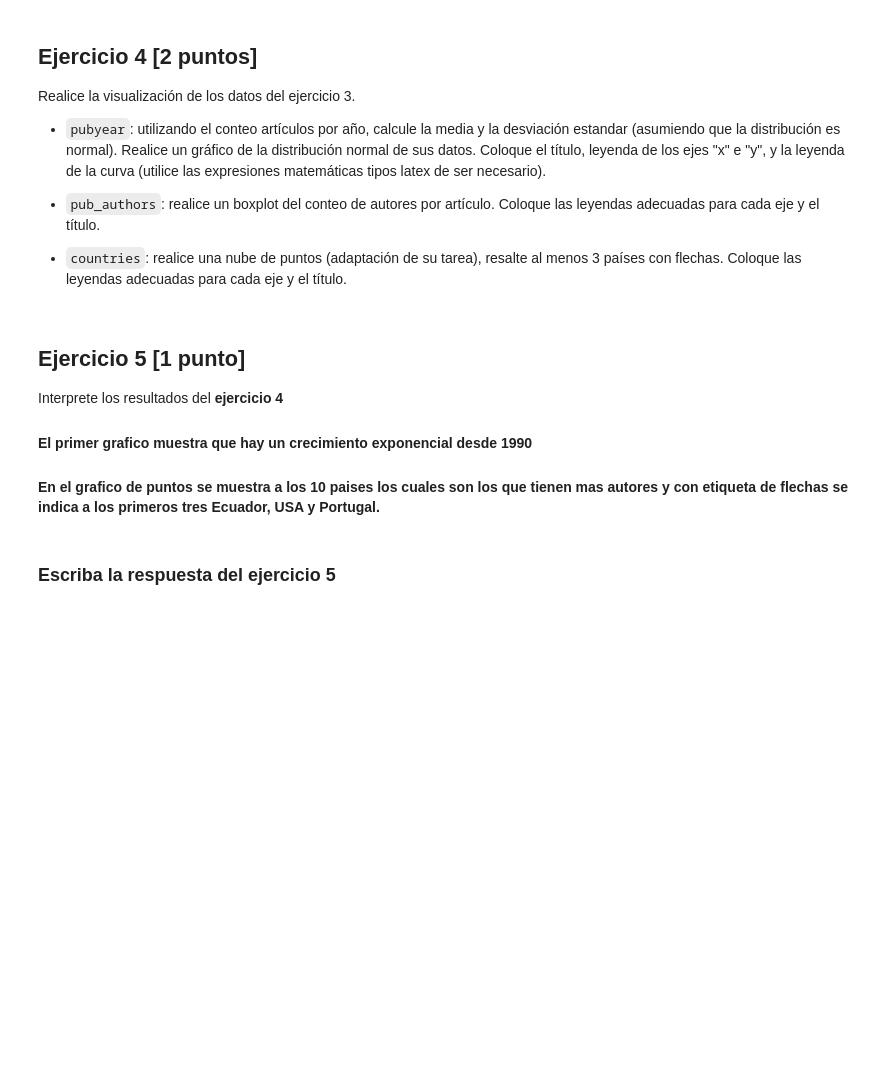
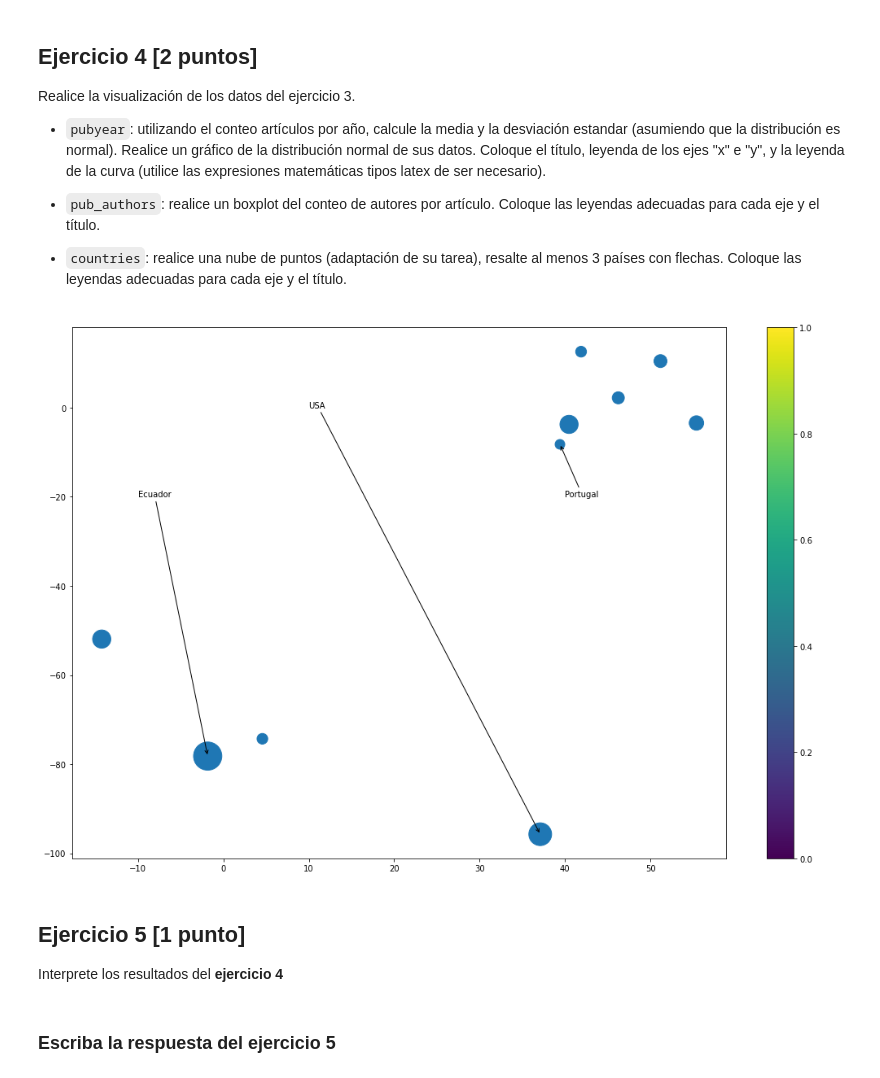
Before and after one commit to villacresbryan/2021II_GBI6_ExamenParcialPython, a Jupyter notebook: 2021II_GBI6_ExamenParcialPython.ipynb, the cells around one changed output. Drawn from its saved outputs; the diff is of its cells as text; code cells hidden in the pictures; blank space fills up the shorter version.

````diff
--- a/2021II_GBI6_ExamenParcialPython.ipynb
+++ b/2021II_GBI6_ExamenParcialPython.ipynb
@@ -191,11 +191,3 @@ Realice la visualización de los datos del ejercicio 3.
 * ```pub_authors```: realice un boxplot del conteo de autores por artículo. Coloque las leyendas adecuadas para cada eje y el título.
 
 * ```countries```: realice una nube de puntos (adaptación de su tarea), resalte al menos 3 países con flechas. Coloque las leyendas adecuadas para cada eje y el título.
-# %% [markdown]
-## Ejercicio 5 [1 punto]
-
-Interprete los resultados del **ejercicio 4**
-
-#### El primer grafico muestra que hay un crecimiento exponencial desde 1990
-
-#### En el grafico de puntos se muestra a los 10 paises los cuales son los que tienen mas autores y con etiqueta de flechas se indica a los primeros tres Ecuador, USA y Portugal.
@@ -202,3 +215,36 @@ Interprete los resultados del **ejercicio 4**
+# %%
+countries = countries.sort_values("numero de autores")
+max_pais = (countries[104:])
+
+countries_lat = [39.399872, 4.570868, 41.87194, 46.227638, 51.165691, 55.378051,
+                40.463667, -14.235004, 37.09024, -1.831239  ]
+
+countries_long = [-8.224454, -74.297333, 12.56738, 2.213749, 10.451526, -3.435973,
+                 -3.74922, -51.92528, -95.712891, -78.183406]
+repeticiones = [143, 173, 177, 221, 253, 316, 499, 501, 784, 1206]
+
+import matplotlib.pyplot as plot
+%matplotlib inline
+
+plot.scatter(countries_lat, countries_long, repeticiones)
+plot.colorbar()
+ard = dict(arrowstyle="->")
+plot.annotate("Portugal", xy= (39.399872, -8.224454),
+            xytext = (40, -20), arrowprops = ard)
+plot.annotate("Ecuador", xy= (-1.831239, -78.183406),
+            xytext = (-10, -20), arrowprops = ard)
+plot.annotate("USA", xy = (37.09024, -95.712891),
+             xytext = (10,0), arrowprops = ard)
+params = plot.gcf()
+plSize = params.get_size_inches()
+params.set_size_inches( (plSize[0] * 3, plSize[1] * 3) )
+plot.show()
+# %% [output]
+[figure, added]
+# %% [markdown]
+## Ejercicio 5 [1 punto]
+
+Interprete los resultados del **ejercicio 4**
 # %% [markdown]
 ### Escriba la respuesta del ejercicio 5
 # %% [markdown]
````
Also changed, not shown: parts of 2 cells of this notebook.
